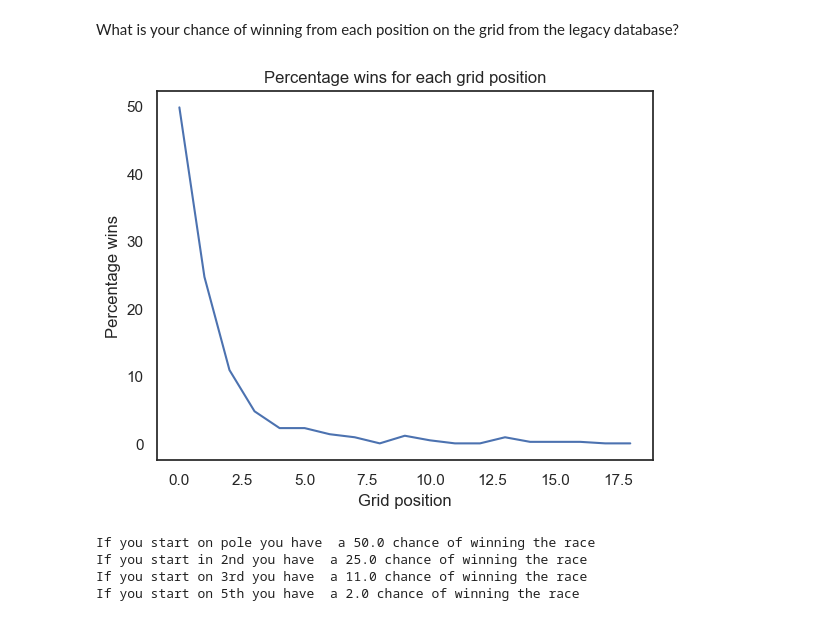
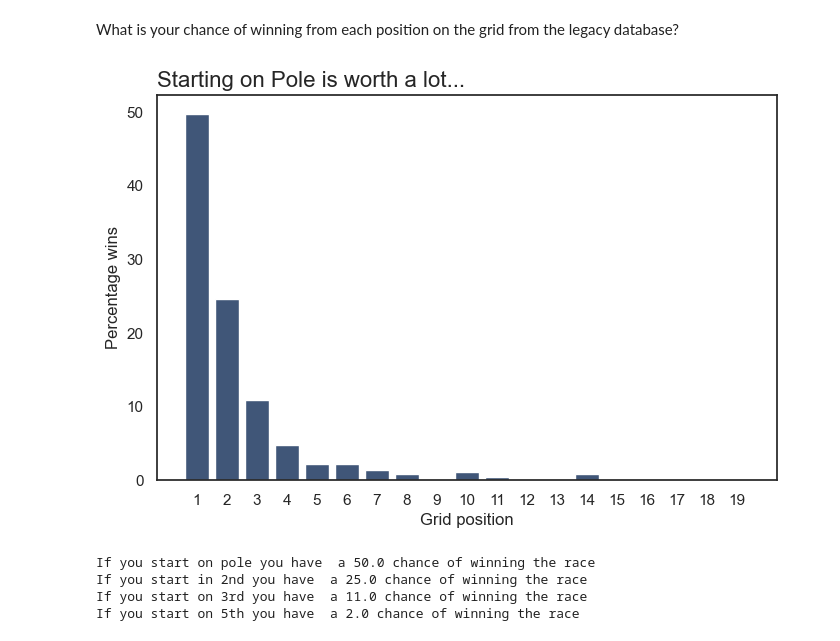
Before and after one commit to bensail-ai/Formula1_prediction, a Jupyter notebook: 2_Ben_Palmer_Formula1_EDA_on_ergast_legacy_database.ipynb, the cells around one changed output. Drawn from its saved outputs; the diff is of its cells as text; code cells hidden in the pictures.

```diff
--- a/2_Ben_Palmer_Formula1_EDA_on_ergast_legacy_database.ipynb
+++ b/2_Ben_Palmer_Formula1_EDA_on_ergast_legacy_database.ipynb
@@ -250,14 +250,16 @@ percent_wins_from_start=[]
 for i in range(1,20):
     percent_wins_from_start.append((((ergast_combined_df['grid']==i) &  (ergast_combined_df['positionOrder']==1)).sum()/ (ergast_combined_df['grid']==1).sum())*100)
 # %%
-plt.figure()
-plt.plot(percent_wins_from_start)
+plt.figure(figsize=(8,5))
+plt.bar(range(1,20),percent_wins_from_start,color="#405678")
 plt.ylabel('Percentage wins')
 plt.xlabel('Grid position')
-plt.title('Percentage wins for each grid position')
+plt.xticks(range(1,20))
+plt.title('Starting on Pole is worth a lot...',loc='left',fontsize=16)
+plt.savefig('./images/Percentage_wins_for_each_grid_position.jpg',dpi=300)
 plt.show()
 # %% [output]
-[figure, old version]
+[figure, new version]
 # %%
 print(f'If you start on pole you have  a {round(percent_wins_from_start[0],0)} chance of winning the race')
 print(f'If you start in 2nd you have  a {round(percent_wins_from_start[1],0)} chance of winning the race')
```
Also changed, not shown: parts of 2 cells of this notebook, 29 other files.
